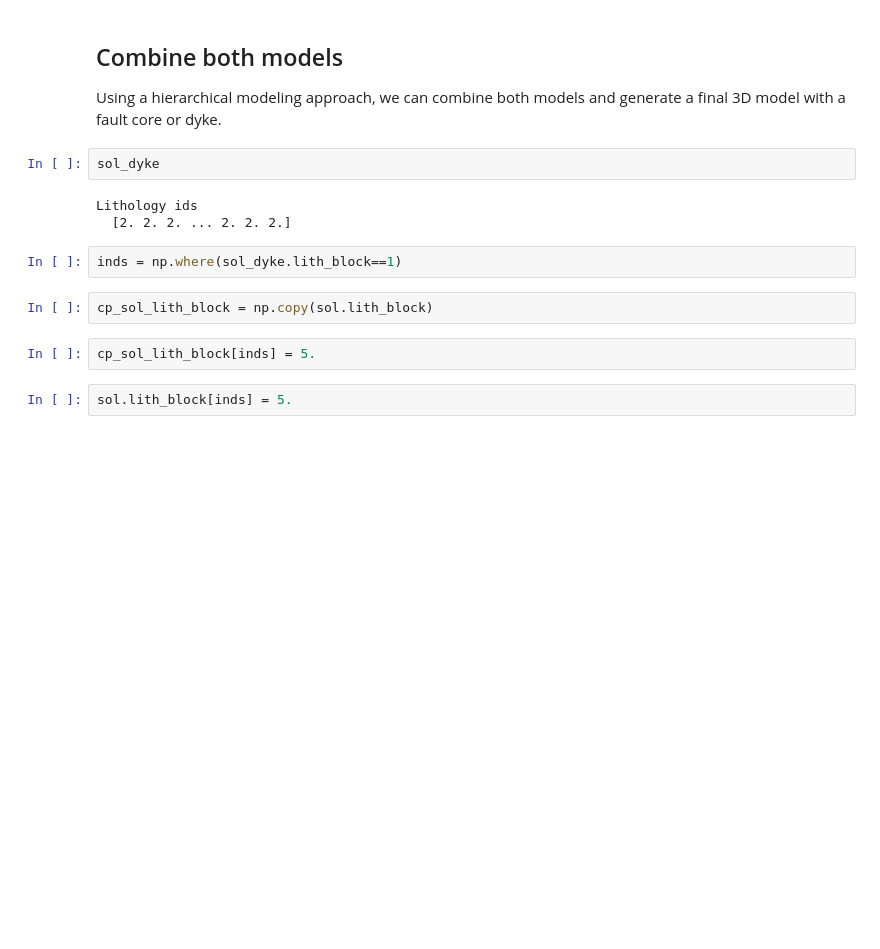
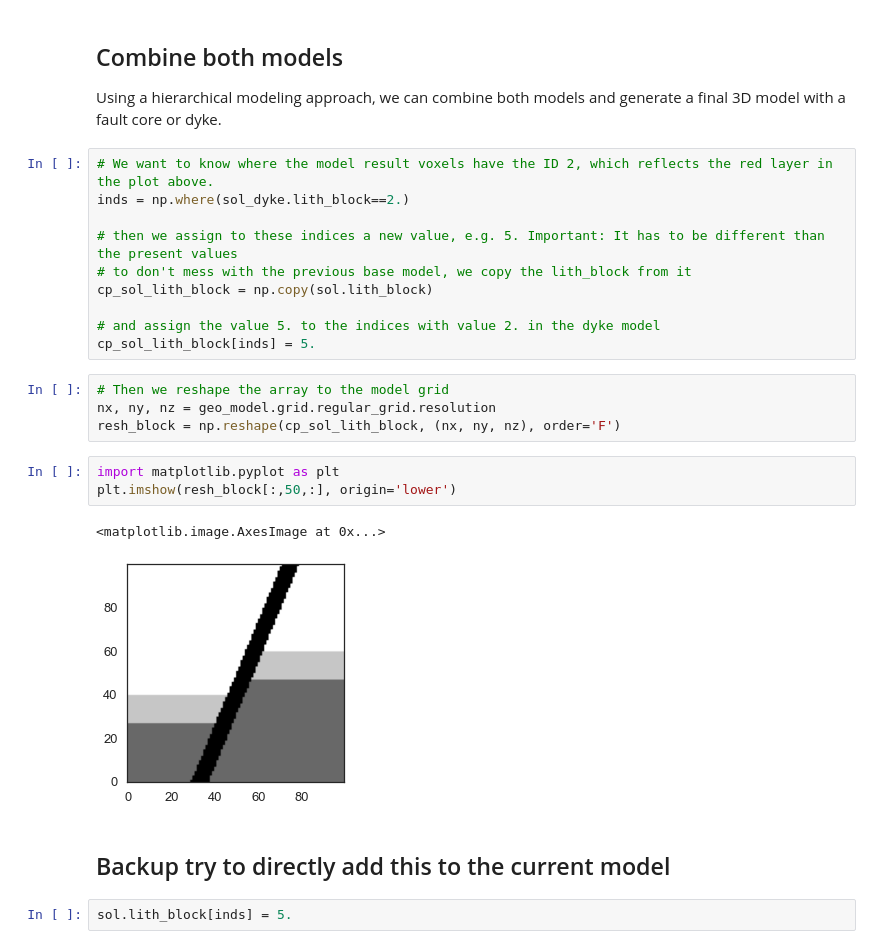
Before and after one commit to Japhiolite/gempy-tests, a Jupyter notebook: notebooks/Test-model_dyke_3D.ipynb, the cells around one changed output. Drawn from its saved outputs; the diff is of its cells as text; blank space fills up the shorter version.

```diff
--- a/notebooks/Test-model_dyke_3D.ipynb
+++ b/notebooks/Test-model_dyke_3D.ipynb
@@ -132,17 +134,28 @@ gp.plot_2d(model_dyke, direction='y', show_block=True, show_boundaries=False,
 # %% [markdown]
 ## Combine both models
 Using a hierarchical modeling approach, we can combine both models and generate a final 3D model with a fault core or dyke.
-# %%
-sol_dyke
-# %% [output]
-Lithology ids
-  [2. 2. 2. ... 2. 2. 2.]
-# %%
-inds = np.where(sol_dyke.lith_block==1)
-# %%
-cp_sol_lith_block = np.copy(sol.lith_block)
-# %%
-cp_sol_lith_block[inds] = 5.
+# %%
+# We want to know where the model result voxels have the ID 2, which reflects the red layer in the plot above.
+inds = np.where(sol_dyke.lith_block==2.)
+
+# then we assign to these indices a new value, e.g. 5. Important: It has to be different than the present values
+# to don't mess with the previous base model, we copy the lith_block from it
+cp_sol_lith_block = np.copy(sol.lith_block)
+
+# and assign the value 5. to the indices with value 2. in the dyke model
+cp_sol_lith_block[inds] = 5.
+# %%
+# Then we reshape the array to the model grid
+nx, ny, nz = geo_model.grid.regular_grid.resolution
+resh_block = np.reshape(cp_sol_lith_block, (nx, ny, nz), order='F')
+# %%
+import matplotlib.pyplot as plt
+plt.imshow(resh_block[:,50,:], origin='lower')
+# %% [output]
+<matplotlib.image.AxesImage at 0x...>
+[figure, added]
+# %% [markdown]
+## Backup try to directly add this to the current model
 # %%
 sol.lith_block[inds] = 5.
 # %%
```
Also changed, not shown: parts of 10 cells of this notebook, 24 other files.
